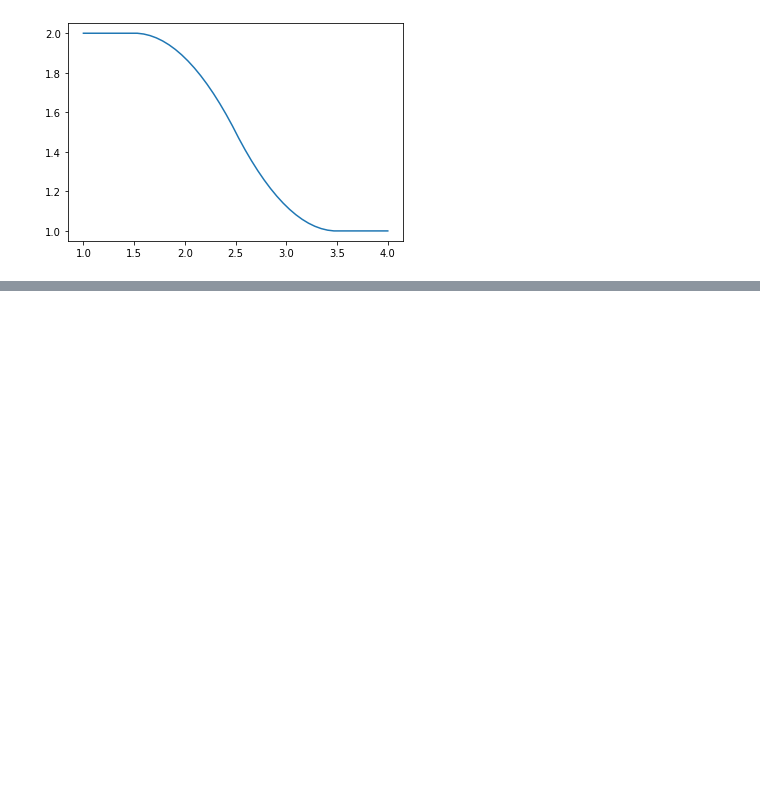
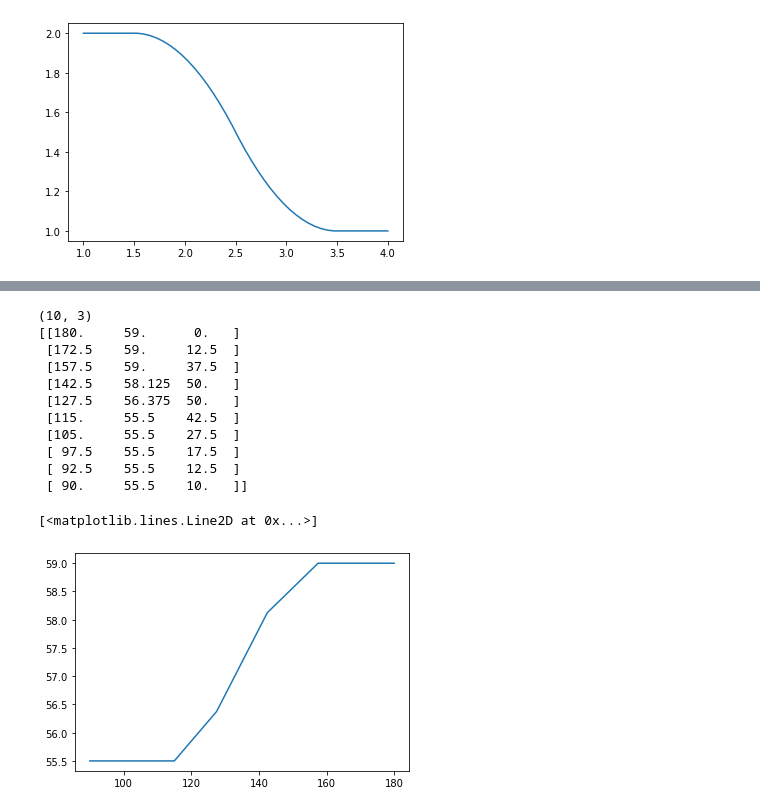
Before and after one commit to curtkim/python-first, a Jupyter notebook: carla-scenario/chaikins_corner_cutting.ipynb, the cells around one changed output, grey strips where cells are left out. Saved outputs shown, nothing was run; the diff lists cells and outputs as text; code cells hidden in the pictures; blank space fills up the shorter version.

```diff
--- a/carla-scenario/chaikins_corner_cutting.ipynb
+++ b/carla-scenario/chaikins_corner_cutting.ipynb
@@ -4,17 +5,3 @@ import matplotlib.pyplot as plt
-# %%
-def chaikins_corner_cutting(coords, refinements=2):
-    coords = np.array(coords)
-
-    for _ in range(refinements):
-        L = coords.repeat(2, axis=0)
-        R = np.empty_like(L)
-        R[0] = L[0]
-        R[2::2] = L[1:-1:2]
-        R[1:-1:2] = L[2::2]
-        R[-1] = L[-1]
-        coords = L * 0.75 + R * 0.25
-
-    return coords
 # %%
 coords = np.array([
     [1, 2, 3, 4],
@@ -34,0 +35,19 @@ plt.plot(coords2[0], coords2[1])
+# %%
+coords2 = chaikins_corner_cutting(coords, 1)
+print(coords2.shape)
+print(coords2)
+plt.plot(coords2[:,0], coords2[:,1])
+# %% [output]
+(10, 3)
+[[180.     59.      0.   ]
+ [172.5    59.     12.5  ]
+ [157.5    59.     37.5  ]
+ [142.5    58.125  50.   ]
+ [127.5    56.375  50.   ]
+ [115.     55.5    42.5  ]
+ [105.     55.5    27.5  ]
+ [ 97.5    55.5    17.5  ]
+ [ 92.5    55.5    12.5  ]
+ [ 90.     55.5    10.   ]]
+[<matplotlib.lines.Line2D at 0x...>]
+[figure, added]
```
Also changed, not shown: parts of 2 cells of this notebook, 2 other files.
